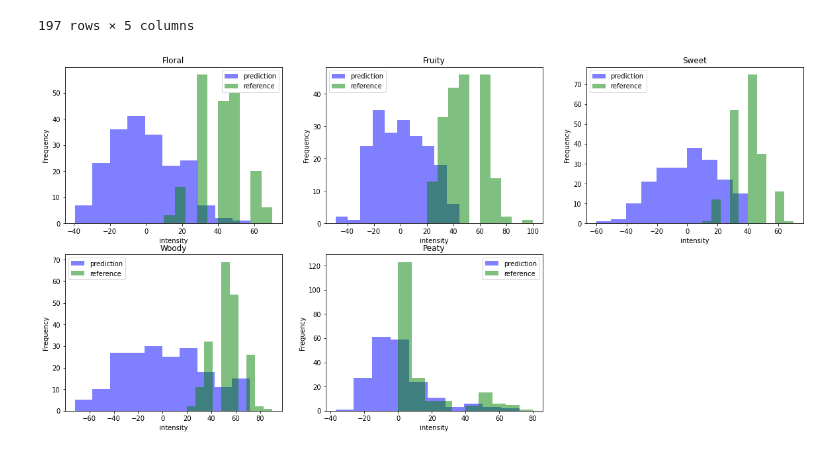
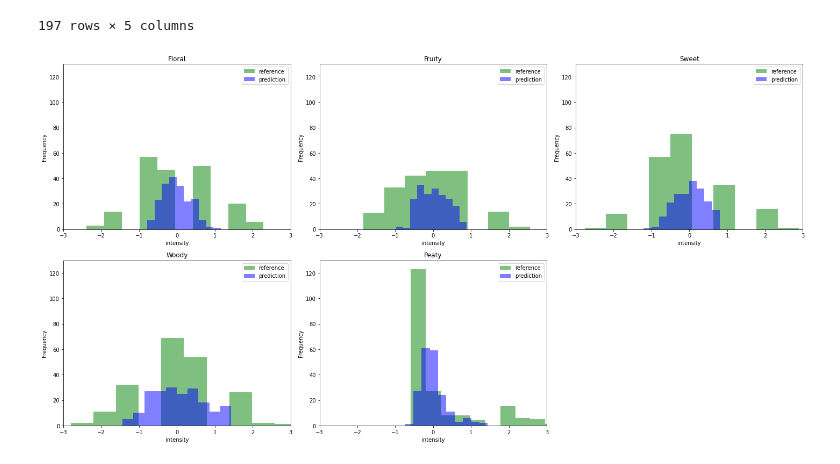
Before and after one commit to rengesf/flavorpred, a Jupyter notebook: simplified_pipeline.ipynb, the cells around one changed output. Drawn from its saved outputs; the diff is of its cells as text; code cells hidden in the pictures.

```diff
--- a/simplified_pipeline.ipynb
+++ b/simplified_pipeline.ipynb
@@ -397,22 +375,29 @@ results_all*10
 | 000929 | -1.653923 | 3.609984 | 0.682212 | 1.157745 | 0.618317 |
 | 000930 | -2.389958 | 4.219347 | 1.829187 | 7.937883 | -2.201031 |
 197 rows × 5 columns
+# %%
+panelist_df_norm = stats.zscore(panelist_df)
 # %%
 import pandas as pd
 import matplotlib.pyplot as plt
 plt.figure(figsize=(20,20))
 i = 0
 for flavor in overlap_OSAs:
     i+=1
 
     plt.subplot(4,3,i)
-    plt.hist(results_all[flavor]*50, color='b', alpha=0.5)
-    plt.hist(panelist_df[flavor], color = 'g', alpha =0.5)
-    labels= ["prediction","reference"]
+    plt.hist(panelist_df_norm[flavor], color = 'g', alpha =0.5)
+    plt.hist(results_all[flavor], color='b', alpha=0.5)
+    labels= ["reference","prediction"]
     plt.legend(labels)
     plt.xlabel('intensity')
     plt.ylabel('Frequency')
     plt.title(flavor)
+
+    plt.xlim(-3, 3)
+    plt.ylim(0, 130)
+
+plt.tight_layout()
 plt.show()
 # %% [output]
-[figure, old version]
+[figure, new version]
```
Also changed, not shown: parts of 12 cells of this notebook.
